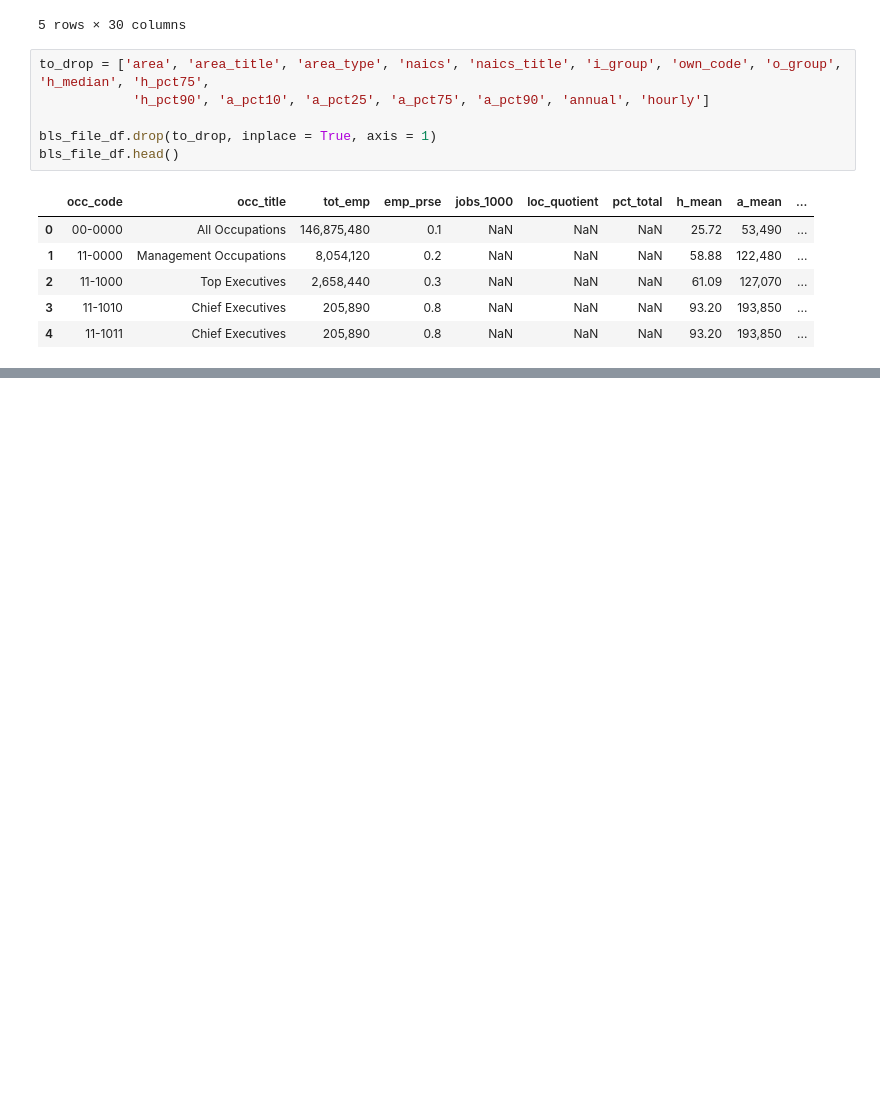
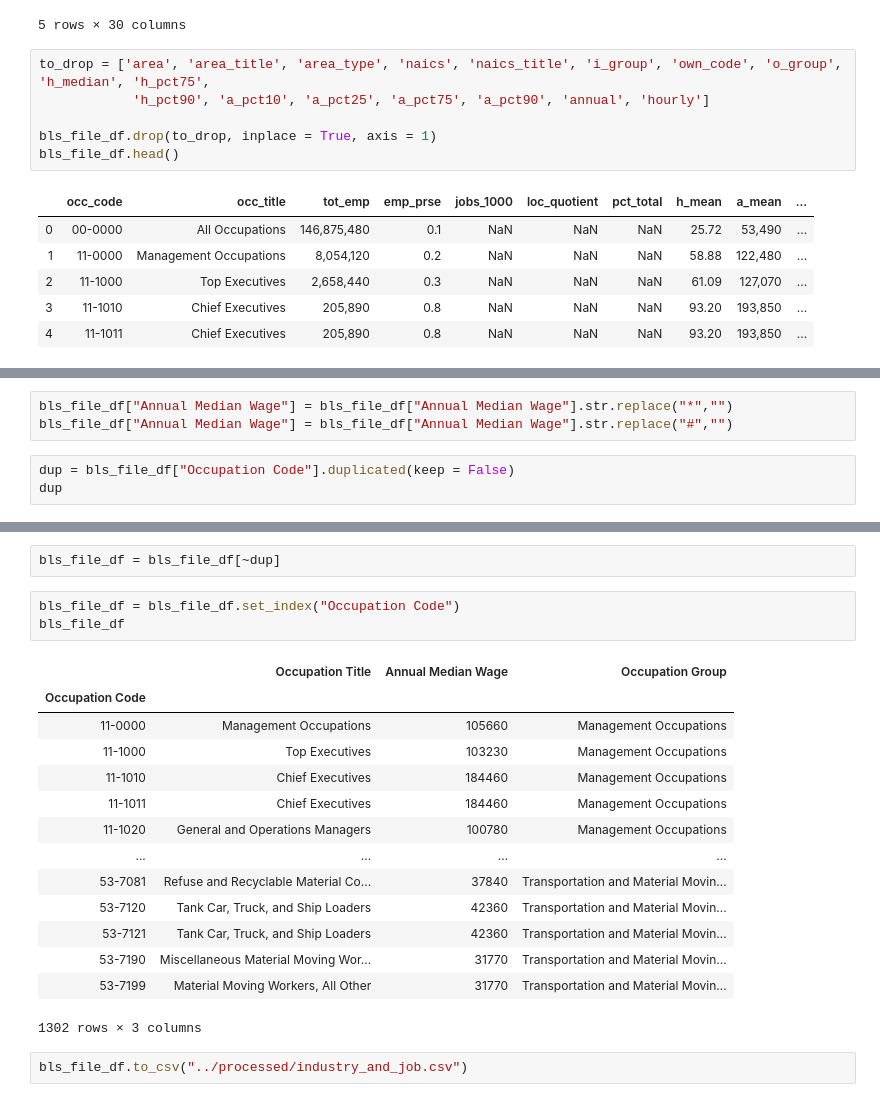
Before and after one commit to FortunED-Tellers/FortunED, a Jupyter notebook: data/raw/CleanedBLSFile.ipynb, the cells around one changed output, grey strips where cells are left out. Saved outputs shown, nothing was run; the diff lists cells and outputs as text; blank space fills up the shorter version.

```diff
--- a/data/raw/CleanedBLSFile.ipynb
+++ b/data/raw/CleanedBLSFile.ipynb
@@ -58,0 +164,6 @@ bls_file_df.head()
+# %%
+bls_file_df["Annual Median Wage"] = bls_file_df["Annual Median Wage"].str.replace("*","")
+bls_file_df["Annual Median Wage"] = bls_file_df["Annual Median Wage"].str.replace("#","")
+# %%
+dup = bls_file_df["Occupation Code"].duplicated(keep = False)
+dup
@@ -58,0 +183,22 @@ bls_file_df.head()
+# %%
+bls_file_df = bls_file_df[~dup]
+# %%
+bls_file_df = bls_file_df.set_index("Occupation Code")
+bls_file_df
+# %% [output]
+|  | Occupation Title | Annual Median Wage | Occupation Group |
+| Occupation Code |  |  |  |
+| 11-0000 | Management Occupations | 105660 | Management Occupations |
+| 11-1000 | Top Executives | 103230 | Management Occupations |
+| 11-1010 | Chief Executives | 184460 | Management Occupations |
+| 11-1011 | Chief Executives | 184460 | Management Occupations |
+| 11-1020 | General and Operations Managers | 100780 | Management Occupations |
+| ... | ... | ... | ... |
+| 53-7081 | Refuse and Recyclable Material Co... | 37840 | Transportation and Material Movin... |
+| 53-7120 | Tank Car, Truck, and Ship Loaders | 42360 | Transportation and Material Movin... |
+| 53-7121 | Tank Car, Truck, and Ship Loaders | 42360 | Transportation and Material Movin... |
+| 53-7190 | Miscellaneous Material Moving Wor... | 31770 | Transportation and Material Movin... |
+| 53-7199 | Material Moving Workers, All Other | 31770 | Transportation and Material Movin... |
+1302 rows × 3 columns
+# %%
+bls_file_df.to_csv("../processed/industry_and_job.csv")
```
Also changed, not shown: parts of 9 cells of this notebook, 5 other files.
